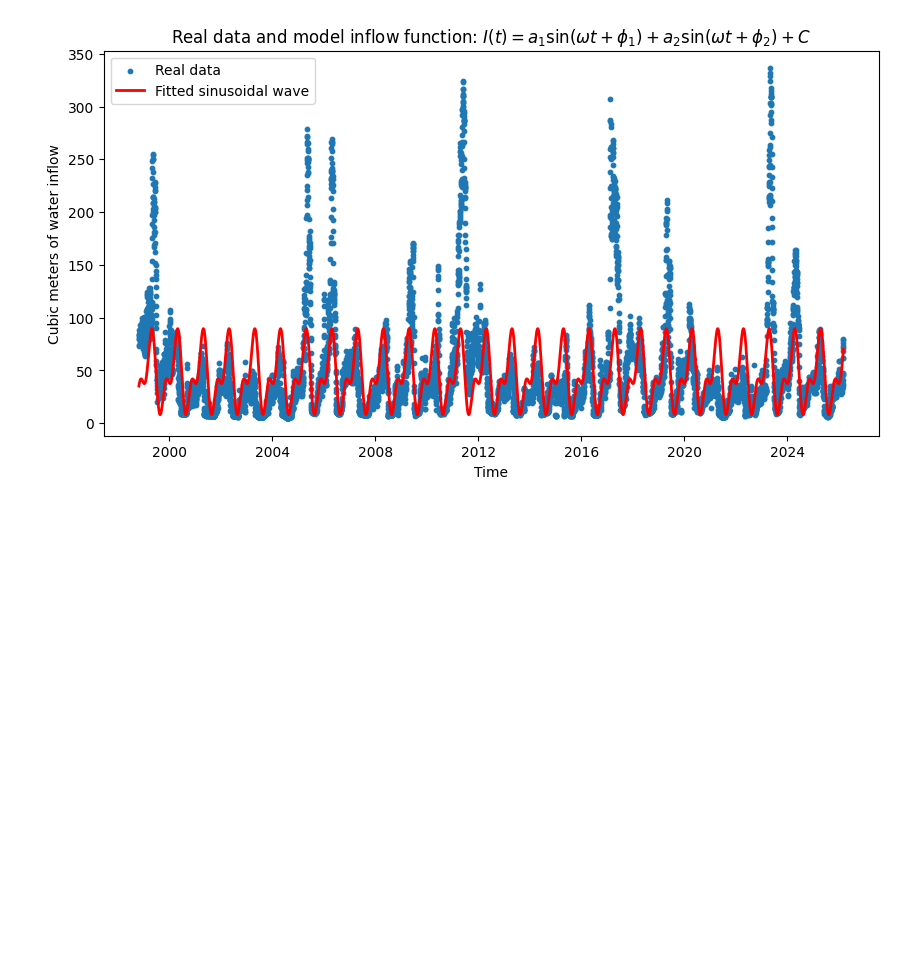
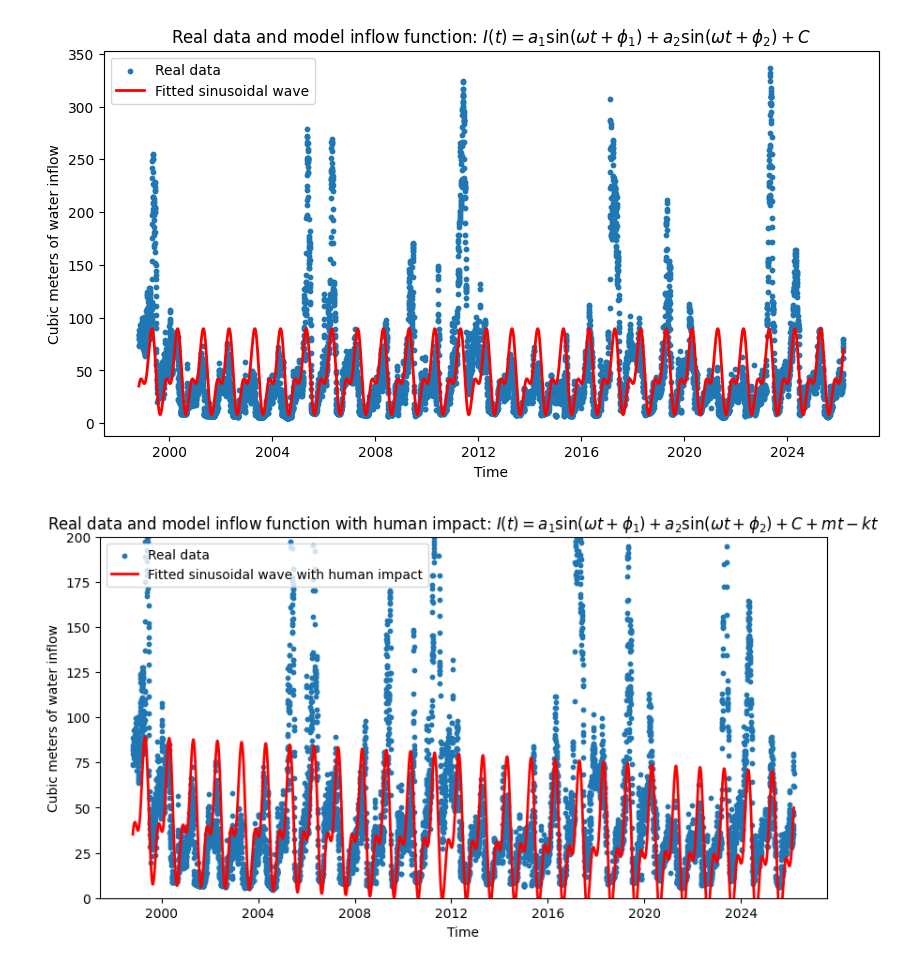
Before and after one commit to danilomcmaster/GSLModel, a Jupyter notebook: inflow.ipynb, the cells around one changed output. Drawn from its saved outputs; the diff is of its cells as text; code cells hidden in the pictures; blank space fills up the shorter version.

Commit message:
human usage

```diff
--- a/inflow.ipynb
+++ b/inflow.ipynb
@@ -86,3 +86,23 @@ plt.savefig('images/basic_inflow.png')
 plt.show()
 # %% [output]
 [figure]
+# %%
+#to account for human impact, add a negative linear trend
+seasonal_two_harmonics_human = lambda t, A1, phi1, A2, phi2, C, nu: (
+    A1 * np.sin(2 * np.pi / 365 * t + phi1)
+    + A2 * np.sin(2 * 2 * np.pi / 365 * t + phi2)
+    + C
+)   - (nu * t)
+
+df['fit3'] = seasonal_two_harmonics_human(df["days"], *params2,  0.002)
+plt.figure(figsize=(10, 5))
+plt.scatter(df["time"], df["value"], s=10, label="Real data")
+plt.plot(df["time"], df["fit3"], linewidth=2, label="Fitted sinusoidal wave with human impact", c='r')
+plt.title(r"Real data and model inflow function with human impact: $I(t) = a_1\sin(\omega t + \phi_1) + a_2\sin(\omega t + \phi_2) + C + mt - kt$")
+plt.ylim(0, 200)
+plt.xlabel("Time")
+plt.ylabel("Cubic meters of water inflow")
+plt.legend()
+plt.show()
+# %% [output]
+[figure, added]
```
Also changed, not shown: parts of 1 cell of this notebook.
